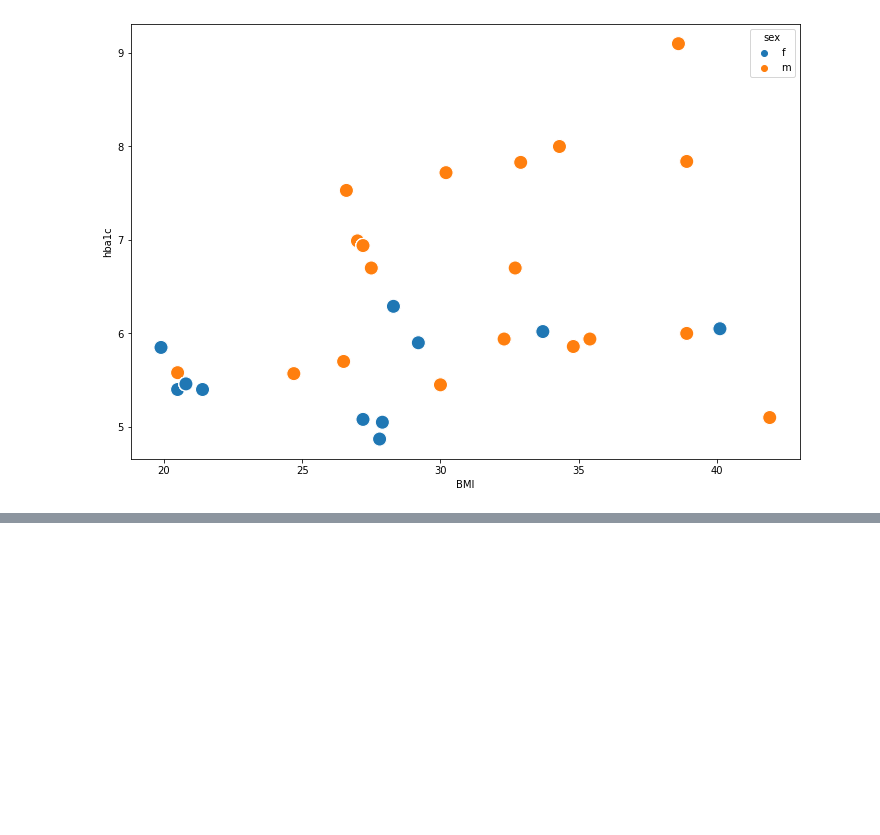
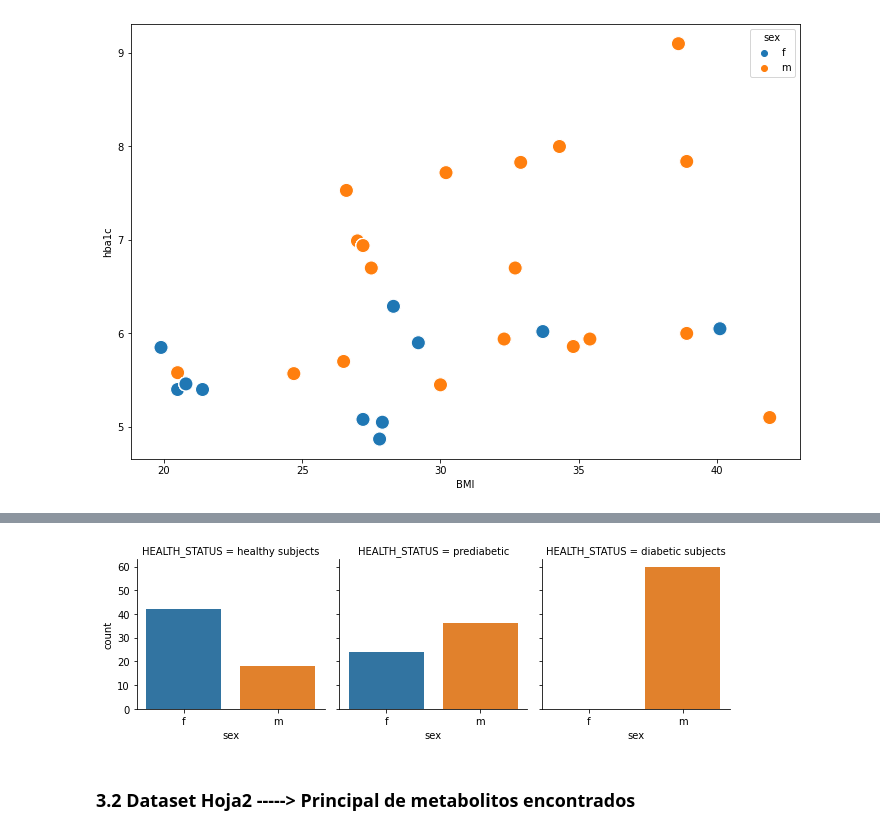
Before and after one commit to MetaboClaud/EDA-Human-Serum-Metabolome-Variability, a Jupyter notebook: src/notebooks/EDA_PRUEBAS.ipynb, the cells around one changed output, grey strips where cells are left out. Saved outputs shown, nothing was run; the diff lists cells and outputs as text; code cells hidden in the pictures; blank space fills up the shorter version.

```diff
--- a/src/notebooks/EDA_PRUEBAS.ipynb
+++ b/src/notebooks/EDA_PRUEBAS.ipynb
@@ -318,0 +347,11 @@ iplot(fig)
+# %%
+#Gráfico para evaluar el número de muestras implicadas en el estudio de acuerdo a su estado de salud y su genero, para relacionar el scatter anterior. (Para confirmar la Hipotesis 2)
+sns.catplot(x='sex',
+            col='HEALTH_STATUS',
+            height=3,
+            data=sample_metadata,
+            kind='count');
+# %% [output]
+[figure, added]
+# %% [markdown]
+### 3.2 Dataset Hoja2 -----> Principal de metabolitos encontrados
```
Also changed, not shown: parts of 62 cells of this notebook, 2 other files.
